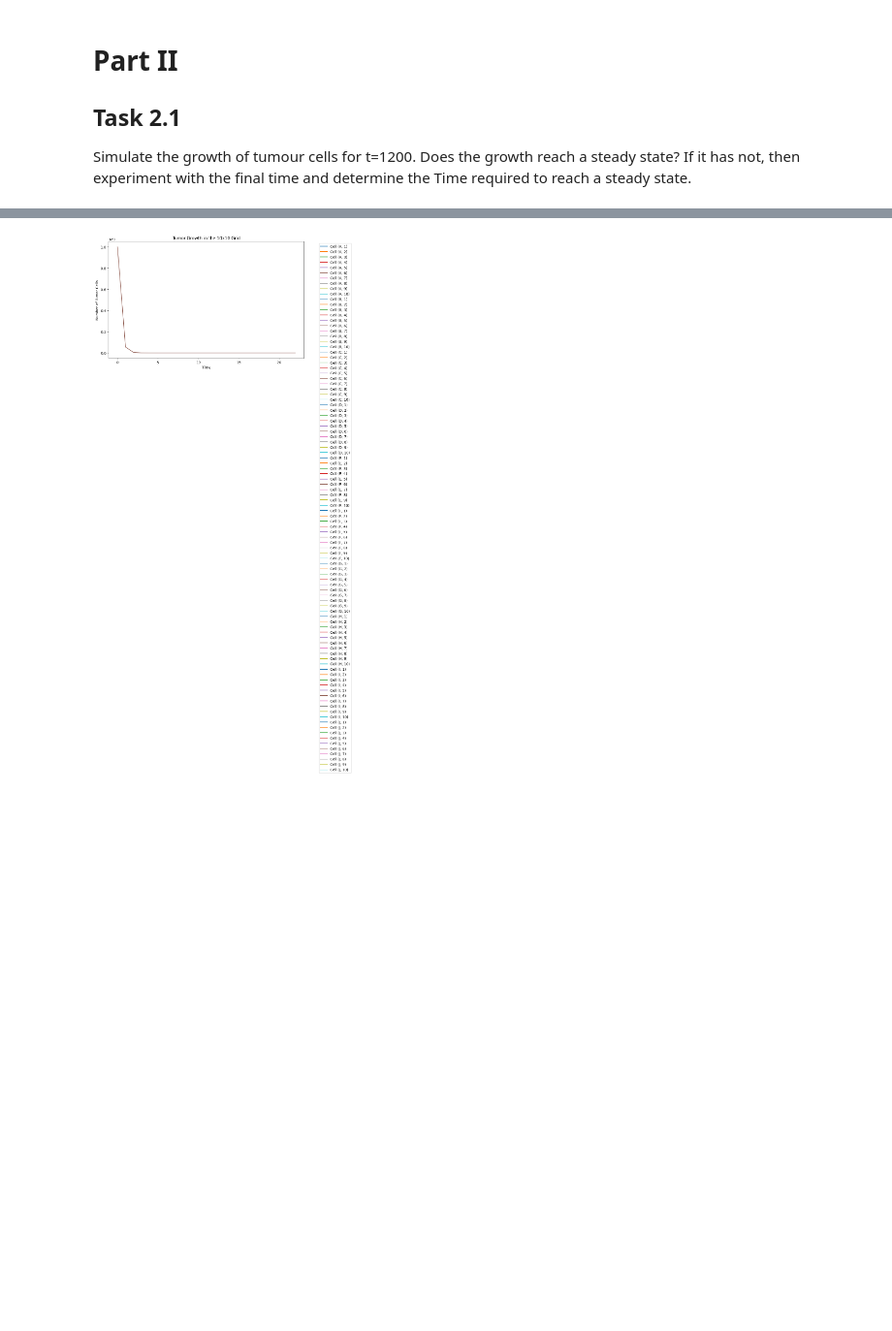
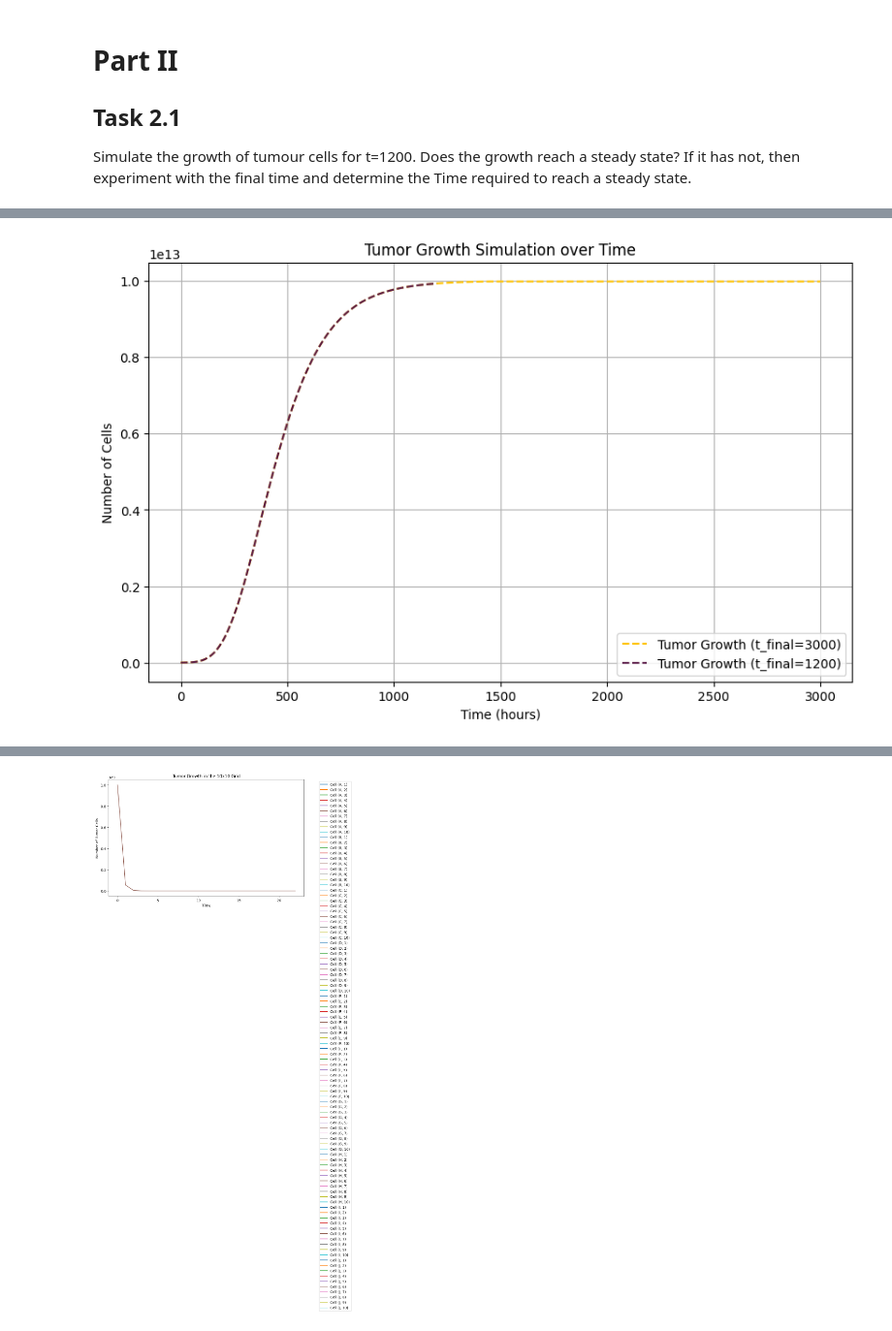
Before and after one commit to ConqrGFX/Computational-Science, a Jupyter notebook: computationalscience_2.ipynb, the cells around one changed output, grey strips where cells are left out. Shown at 97% size. Saved outputs shown, nothing was run; the diff lists cells and outputs as text; code cells hidden in the pictures; blank space fills up the shorter version.

```diff
--- a/computationalscience_2.ipynb
+++ b/computationalscience_2.ipynb
@@ -466,0 +181,79 @@ plt.show()
+# %%
+import numpy as np
+import matplotlib.pyplot as plt
+
+# Constants
+k = 0.006  # Growth rate
+M = 1e13   # Carrying capacity
+N0 = 1e9   # Initial number of cells
+t_final_1200 = 1200  # Final time for simulation (1200 hours)
+t_final_3000 = 3000  # Final time for simulation (3000 hours)
+convergence_threshold = 0.00001
+
+# Time step (h)
+h = 1  # One day per step; can be adjusted for finer resolution
+
+# Time points for t_final = 1200
+time_points_1200 = np.arange(0, t_final_1200 + h, h)
+N_1200 = np.zeros(len(time_points_1200))
+N_1200[0] = N0
+steady_state_time_1200 = None
+
+# Euler's method to solve the ODE for t_final = 1200
+for i in range(1, len(time_points_1200)):
+    dNdt = k * N_1200[i - 1] * np.log(M / N_1200[i - 1])
+    N_1200[i] = N_1200[i - 1] + h * dNdt
+
+    # Check for convergence
+    if i > 1 and abs(N_1200[i] - N_1200[i - 1]) / N_1200[i - 1] < convergence_threshold:
+        steady_state_time_1200 = time_points_1200[i]
+        # Fill the rest of the array with the last value
+        N_1200[i:] = N_1200[i - 1]
+        break  # Then, exit the loop if steady state is achieved
+
+# Print the time at which steady state was achieved for t_final = 1200
+if steady_state_time_1200 is not None:
+    steady_state_1200 = N_1200[-1]
+    print(f"Steady state for t_final=1200 achieved at hour {steady_state_time_1200}, with {steady_state_1200} cells")
+else:
+    print("Steady state for t_final=1200 not achieved within the simulation time.")
+
+# Time points for t_final = 3000
+time_points_3000 = np.arange(0, t_final_3000 + h, h)
+N = np.zeros(len(time_points_3000))
+N[0] = N0
+steady_state_time = None
+
+# Euler's method to solve the ODE for t_final = 3000
+for i in range(1, len(time_points_3000)):
+    dNdt = k * N[i - 1] * np.log(M / N[i - 1])
+    N[i] = N[i - 1] + h * dNdt
+
+    # Check for convergence
+    if i > 1 and abs(N[i] - N[i - 1]) / N[i - 1] < convergence_threshold:
+        steady_state_time = time_points_3000[i]
+        # Fill the rest of the array with the last value
+        N[i:] = N[i - 1]
+        break  # Then, exit the loop if steady state is achieved
+
+# Print the time at which steady state was achieved for t_final = 3000
+if steady_state_time is not None:
+    steady_state = N[-1]
+    print(f"Steady state for t_final=3000 achieved at hour {steady_state_time}, with {steady_state} cells")
+else:
+    print("Steady state for t_final=3000 not achieved within the simulation time.")
+
+# Plot the results for both t_final = 3000 and t_final = 1200
+plt.figure(figsize=(10, 6))
+
+plt.plot(time_points_3000, N, label='Tumor Growth (t_final=3000)', linestyle='--', color='#FFC300')
+plt.plot(time_points_1200, N_1200, label='Tumor Growth (t_final=1200)', linestyle='--', color='#581845')
+
+#plt.axhline(M, color='r', linestyle='-', label='Carrying Capacity M')
+plt.title('Tumor Growth Simulation over Time')
+plt.xlabel('Time (hours)')
+plt.ylabel('Number of Cells')
+plt.legend()
+plt.grid(True)
+plt.show()
+# %% [output]
@@ -466,0 +262 @@ plt.show()
+[figure, added]
```
Also changed, not shown: parts of 10 cells of this notebook.
